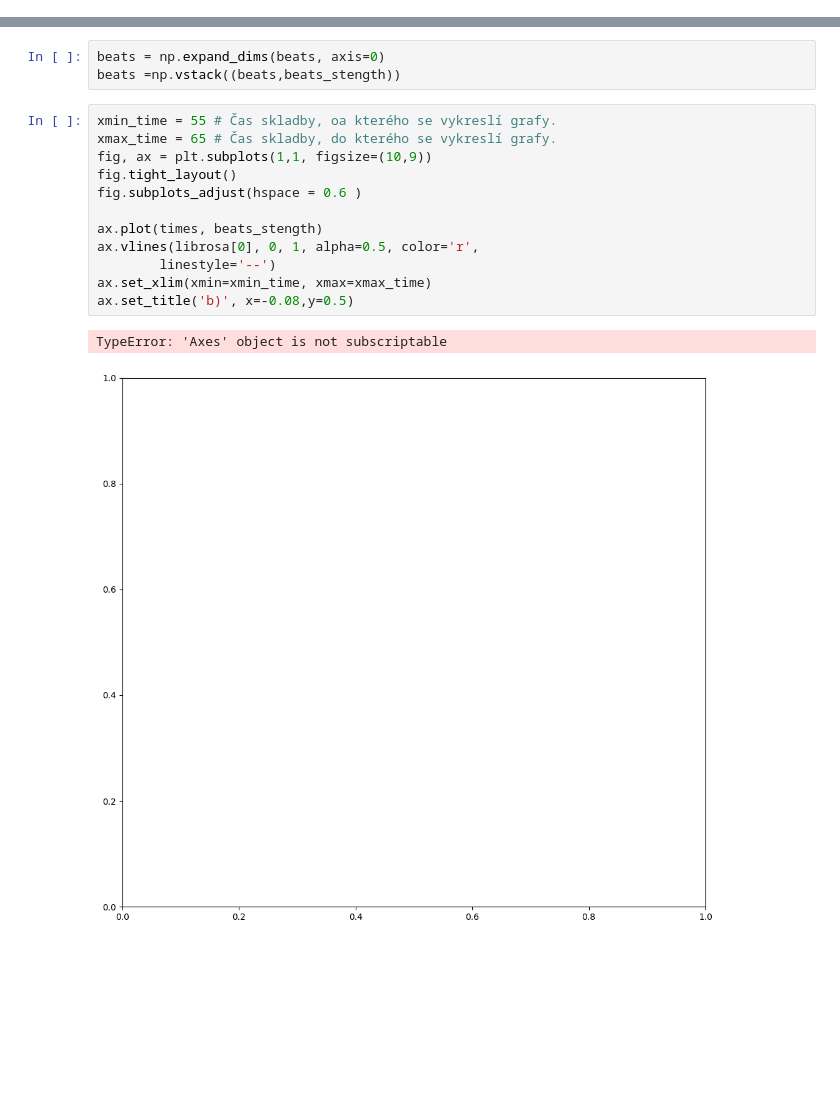
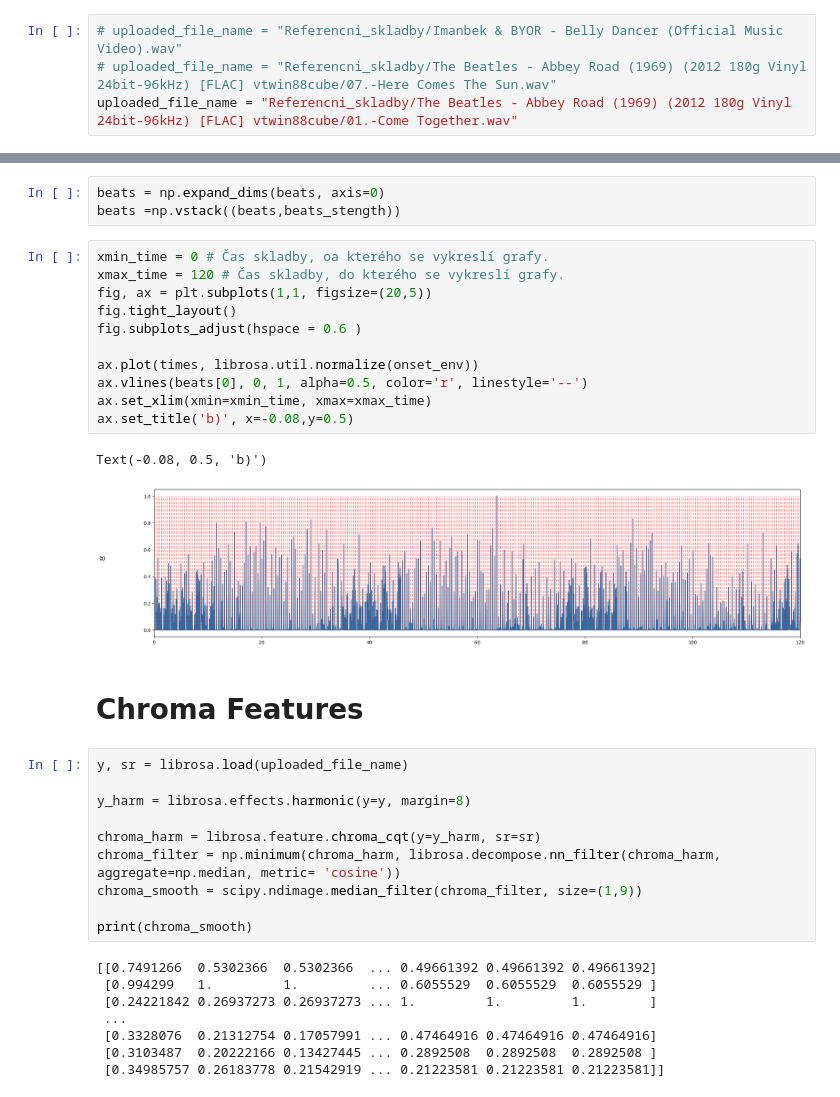
Before and after one commit to VikinnCz/Diplomova_prace_reseni, a Jupyter notebook: testing.ipynb, the cells around one changed output, grey strips where cells are left out. Saved outputs shown, nothing was run; the diff lists cells and outputs as text; blank space fills up the shorter version.

```diff
--- a/testing.ipynb
+++ b/testing.ipynb
@@ -8,0 +8,4 @@ uploaded_file_name = "Referencni_skladby/Imanbek & BYOR - Belly Dancer (Official
+# %%
+# uploaded_file_name = "Referencni_skladby/Imanbek & BYOR - Belly Dancer (Official Music Video).wav"
+# uploaded_file_name = "Referencni_skladby/The Beatles - Abbey Road (1969) (2012 180g Vinyl 24bit-96kHz) [FLAC] vtwin88cube/07.-Here Comes The Sun.wav"
+uploaded_file_name = "Referencni_skladby/The Beatles - Abbey Road (1969) (2012 180g Vinyl 24bit-96kHz) [FLAC] vtwin88cube/01.-Come Together.wav"
@@ -33,17 +38,36 @@ beats_stength = librosa.util.normalize(beats_stength)
 beats = np.expand_dims(beats, axis=0)
 beats =np.vstack((beats,beats_stength))
 # %%
-xmin_time = 55 # Čas skladby, oa kterého se vykreslí grafy.
-xmax_time = 65 # Čas skladby, do kterého se vykreslí grafy.
-fig, ax = plt.subplots(1,1, figsize=(10,9))
+xmin_time = 0 # Čas skladby, oa kterého se vykreslí grafy.
+xmax_time = 120 # Čas skladby, do kterého se vykreslí grafy.
+fig, ax = plt.subplots(1,1, figsize=(20,5))
 fig.tight_layout()
 fig.subplots_adjust(hspace = 0.6 )
 
-ax.plot(times, beats_stength)
-ax.vlines(librosa[0], 0, 1, alpha=0.5, color='r',
-        linestyle='--')
+ax.plot(times, librosa.util.normalize(onset_env))
+ax.vlines(beats[0], 0, 1, alpha=0.5, color='r', linestyle='--')
 ax.set_xlim(xmin=xmin_time, xmax=xmax_time)
 ax.set_title('b)', x=-0.08,y=0.5)
 # %% [output]
-TypeError: 'Axes' object is not subscriptable
+Text(-0.08, 0.5, 'b)')
-[figure, old version]
+[figure, new version]
+# %% [markdown]
+# Chroma Features
+# %%
+y, sr = librosa.load(uploaded_file_name)
+
+y_harm = librosa.effects.harmonic(y=y, margin=8)
+
+chroma_harm = librosa.feature.chroma_cqt(y=y_harm, sr=sr)
+chroma_filter = np.minimum(chroma_harm, librosa.decompose.nn_filter(chroma_harm, aggregate=np.median, metric= 'cosine'))
+chroma_smooth = scipy.ndimage.median_filter(chroma_filter, size=(1,9))
+
+print(chroma_smooth)
+# %% [output]
+[[0.7491266  0.5302366  0.5302366  ... 0.49661392 0.49661392 0.49661392]
+ [0.994299   1.         1.         ... 0.6055529  0.6055529  0.6055529 ]
+ [0.24221842 0.26937273 0.26937273 ... 1.         1.         1.        ]
+ ...
+ [0.3328076  0.21312754 0.17057991 ... 0.47464916 0.47464916 0.47464916]
+ [0.3103487  0.20222166 0.13427445 ... 0.2892508  0.2892508  0.2892508 ]
+ [0.34985757 0.26183778 0.21542919 ... 0.21223581 0.21223581 0.21223581]]
```
Also changed, not shown: parts of 15 cells of this notebook, 3 other files.
